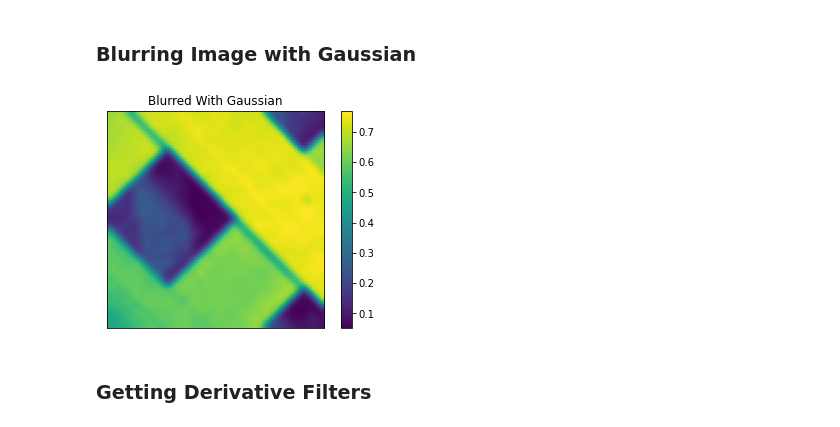
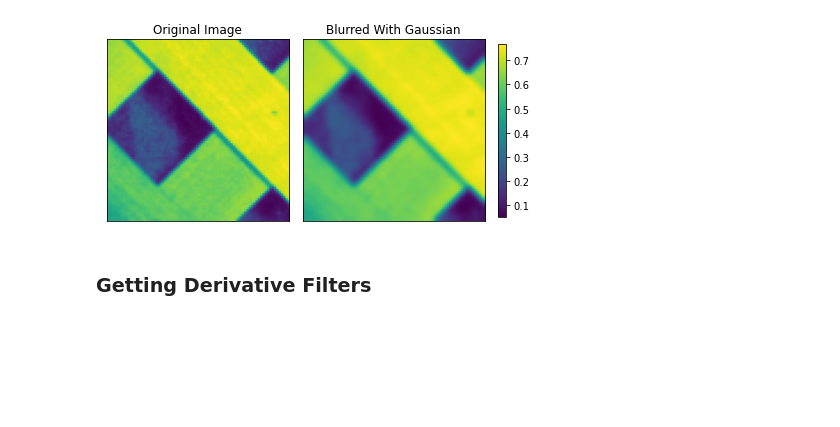
Before and after one commit to nirey10/CV202-HW2, a Jupyter notebook: ex6.ipynb, the cells around one changed output. Saved outputs shown, nothing was run; the diff lists cells and outputs as text; code cells hidden in the pictures; blank space fills up the shorter version.

```diff
--- a/ex6.ipynb
+++ b/ex6.ipynb
@@ -13,3 +15,13 @@ def print_img(img, title):
     plt.title(title)
     plt.xticks([]), plt.yticks([])
     plt.show()
+
+def print_img_subplot(ax, img, title, is_gray):
+    if is_gray:
+        im_plt = ax.imshow(img, cmap='gray', interpolation=None)
+    else:
+        im_plt = ax.imshow(img, interpolation=None)
+    ax.set_title(title)
+    ax.set_xticks([])
+    ax.set_yticks([])
+    return im_plt
@@ -21,10 +28,17 @@ print_img(img, "Original Image")
-# %% [markdown]
-### Blurring Image with Gaussian
-# %%
-blurred_img = cv2.GaussianBlur(img,(5,5),0)
-print_img(blurred_img, "Blurred With Gaussian")
-# %% [output]
-[figure, removed]
+# %%
+img = mdict["img1"]
+
+blurred_img = cv2.GaussianBlur(img,(5,5),0)
+
+fig1, axs1 = plt.subplots(1, 2, constrained_layout=True)
+
+print_img_subplot(axs1[0], img, "Original Image", False)
+im_plt = print_img_subplot(axs1[1], blurred_img, "Blurred With Gaussian", False)
+
+fig1.colorbar(im_plt, ax=axs1, location='right', shrink=0.6)
+plt.show()
+# %% [output]
+[figure, added]
 # %% [markdown]
 ### Getting Derivative Filters
 # %%
```
Also changed, not shown: parts of 8 cells of this notebook, 12 other files.
